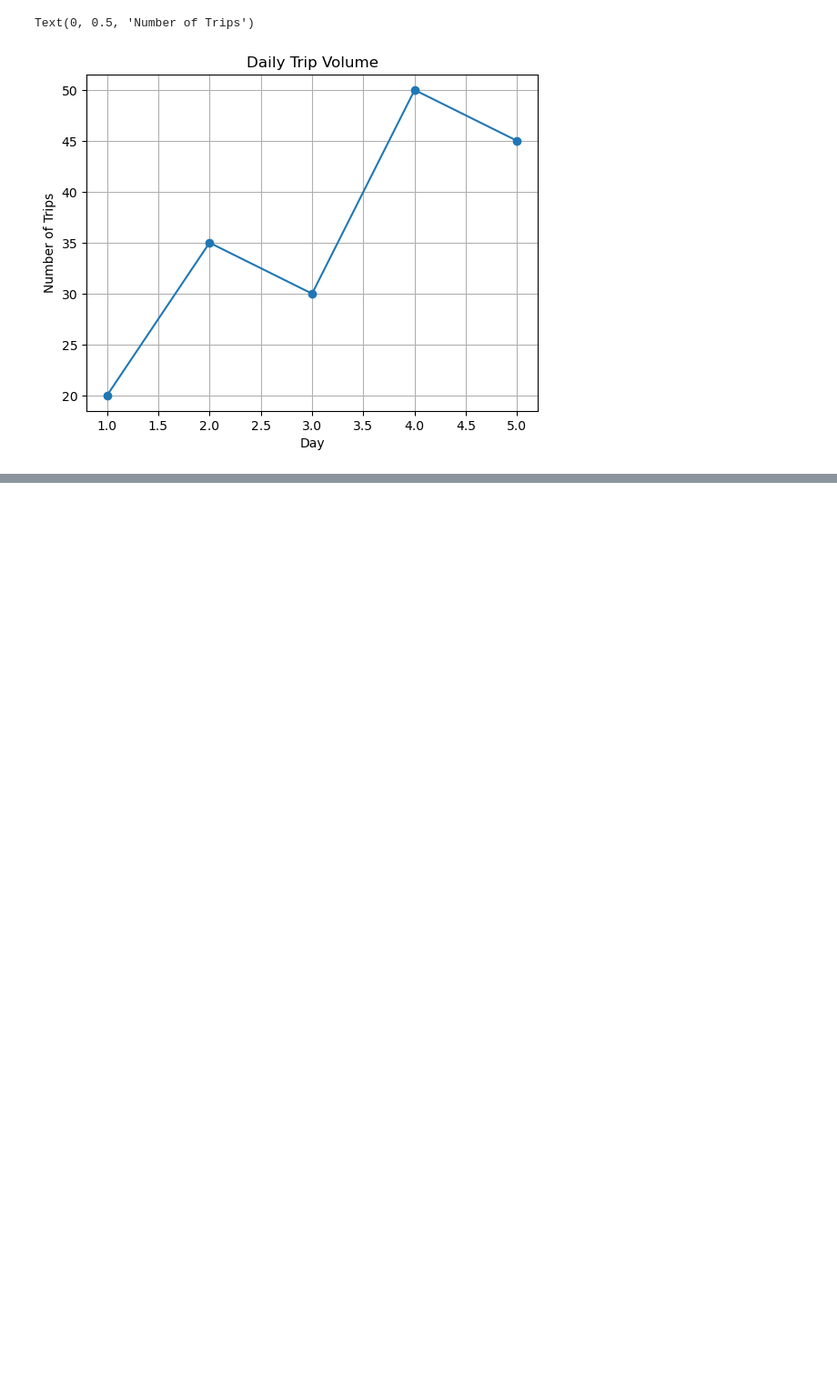
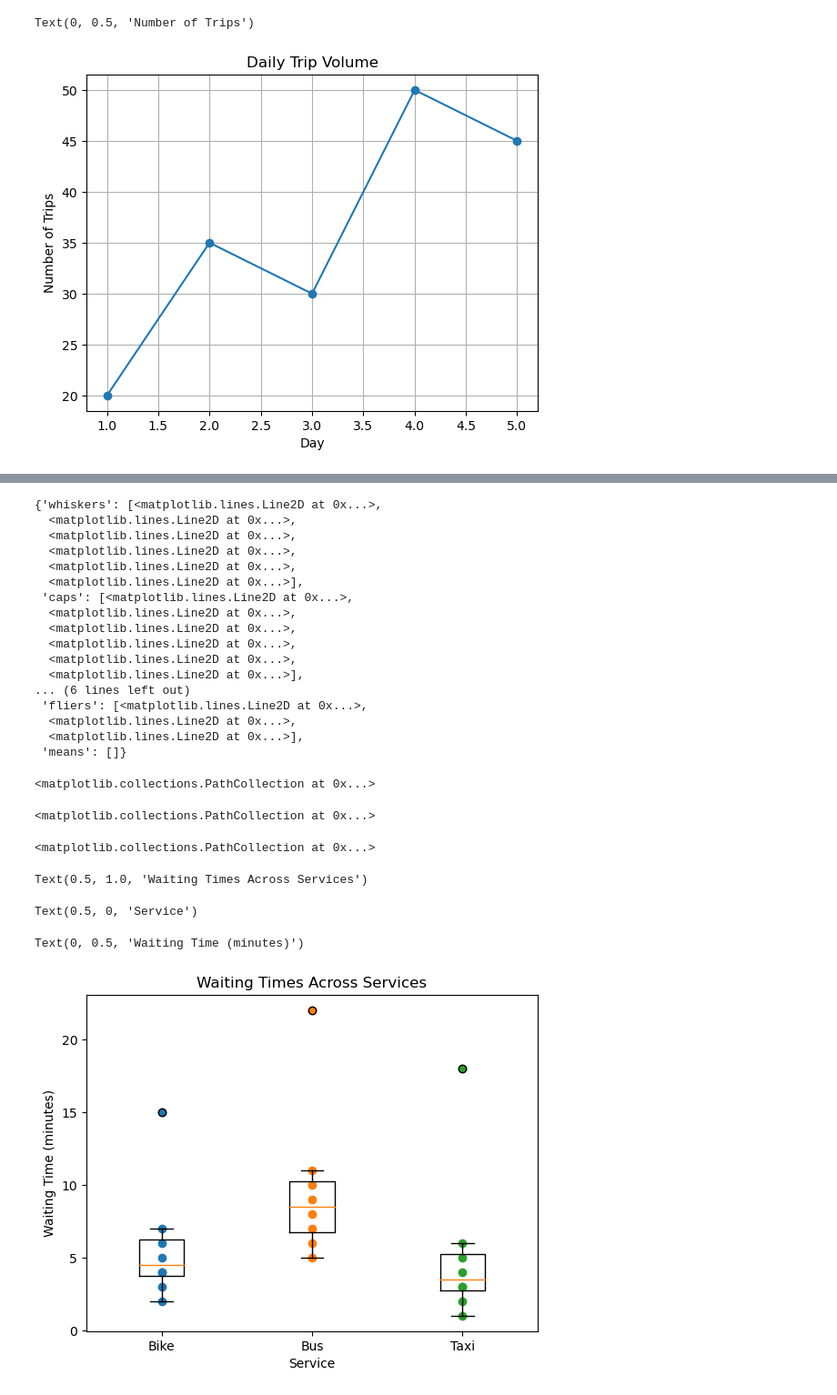
Before and after one commit to XiaomingLiGit/Descriptive-Statistics, a Jupyter notebook: w4/Hands-on Lab (plot).ipynb, the cells around one changed output, grey strips where cells are left out. Shown at 91% size. Saved outputs shown, nothing was run; the diff lists cells and outputs as text; code cells hidden in the pictures; blank space fills up the shorter version.

```diff
--- a/w4/Hands-on Lab (plot).ipynb
+++ b/w4/Hands-on Lab (plot).ipynb
@@ -345,3 +347,22 @@ Text(0.5, 1.0, 'Daily Trip Volume')
 Text(0.5, 0, 'Day')
 Text(0, 0.5, 'Number of Trips')
 [figure]
+# %%
+# Lab 10 — Boxplot: Compare Waiting Times Across Services
+# Create the following DataFrame:
+
+df = pd.DataFrame({
+    "service": (
+        ["Bike"] * 8 +
+        ["Bus"] * 8 +
+        ["Taxi"] * 8
+    ),
+
+    "wait": [
+        2, 3, 4, 4, 5, 6, 7, 15,
+        5, 6, 7, 8, 9, 10, 11, 22,
+        1, 2, 3, 3, 4, 5, 6, 18
+    ]
+})
+
+df
@@ -347,0 +397,48 @@ Text(0, 0.5, 'Number of Trips')
+# %%
+# 1. Create a boxplot, using matplotlib
+
+bike = df[df["service"] == "Bike"]["wait"]
+bus = df[df["service"] == "Bus"]["wait"]
+taxi = df[df["service"] == "Taxi"]["wait"]
+
+data = [bike, bus, taxi]
+
+plt.boxplot(
+    data,
+    labels=["Bike", "Bus", "Taxi"]
+)
+
+for i, values in enumerate(data, start=1):
+    x = np.full(len(values), i)
+    plt.scatter(x, values)
+
+plt.title("Waiting Times Across Services")
+plt.xlabel("Service")
+plt.ylabel("Waiting Time (minutes)")
+
+plt.show()
+# %% [output]
+{'whiskers': [<matplotlib.lines.Line2D at 0x...>,
+  <matplotlib.lines.Line2D at 0x...>,
+  <matplotlib.lines.Line2D at 0x...>,
+  <matplotlib.lines.Line2D at 0x...>,
+  <matplotlib.lines.Line2D at 0x...>,
+  <matplotlib.lines.Line2D at 0x...>],
+ 'caps': [<matplotlib.lines.Line2D at 0x...>,
+  <matplotlib.lines.Line2D at 0x...>,
+  <matplotlib.lines.Line2D at 0x...>,
+  <matplotlib.lines.Line2D at 0x...>,
+  <matplotlib.lines.Line2D at 0x...>,
+  <matplotlib.lines.Line2D at 0x...>],
+... (6 lines left out)
+ 'fliers': [<matplotlib.lines.Line2D at 0x...>,
+  <matplotlib.lines.Line2D at 0x...>,
+  <matplotlib.lines.Line2D at 0x...>],
+ 'means': []}
+<matplotlib.collections.PathCollection at 0x...>
+<matplotlib.collections.PathCollection at 0x...>
+<matplotlib.collections.PathCollection at 0x...>
+Text(0.5, 1.0, 'Waiting Times Across Services')
+Text(0.5, 0, 'Service')
+Text(0, 0.5, 'Waiting Time (minutes)')
+[figure, added]
```
Also changed, not shown: parts of 12 cells of this notebook, 2 other files.
